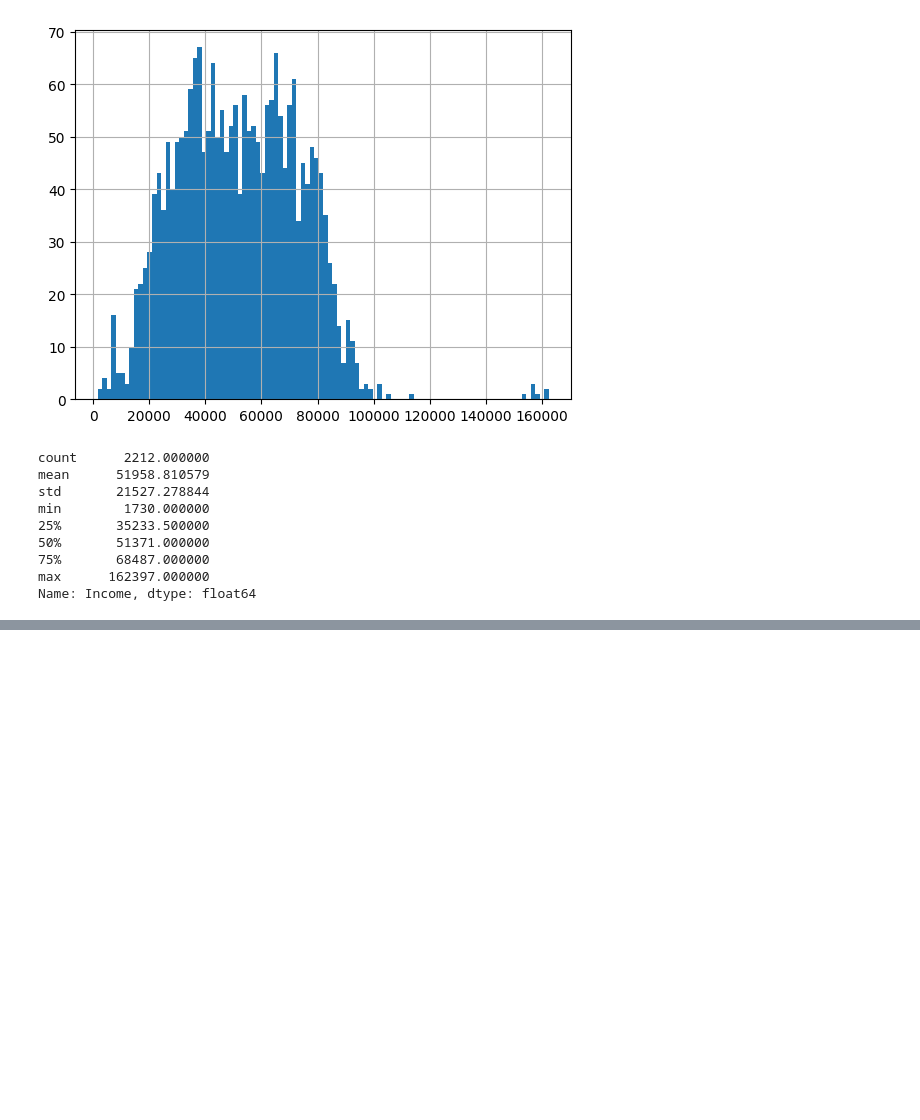
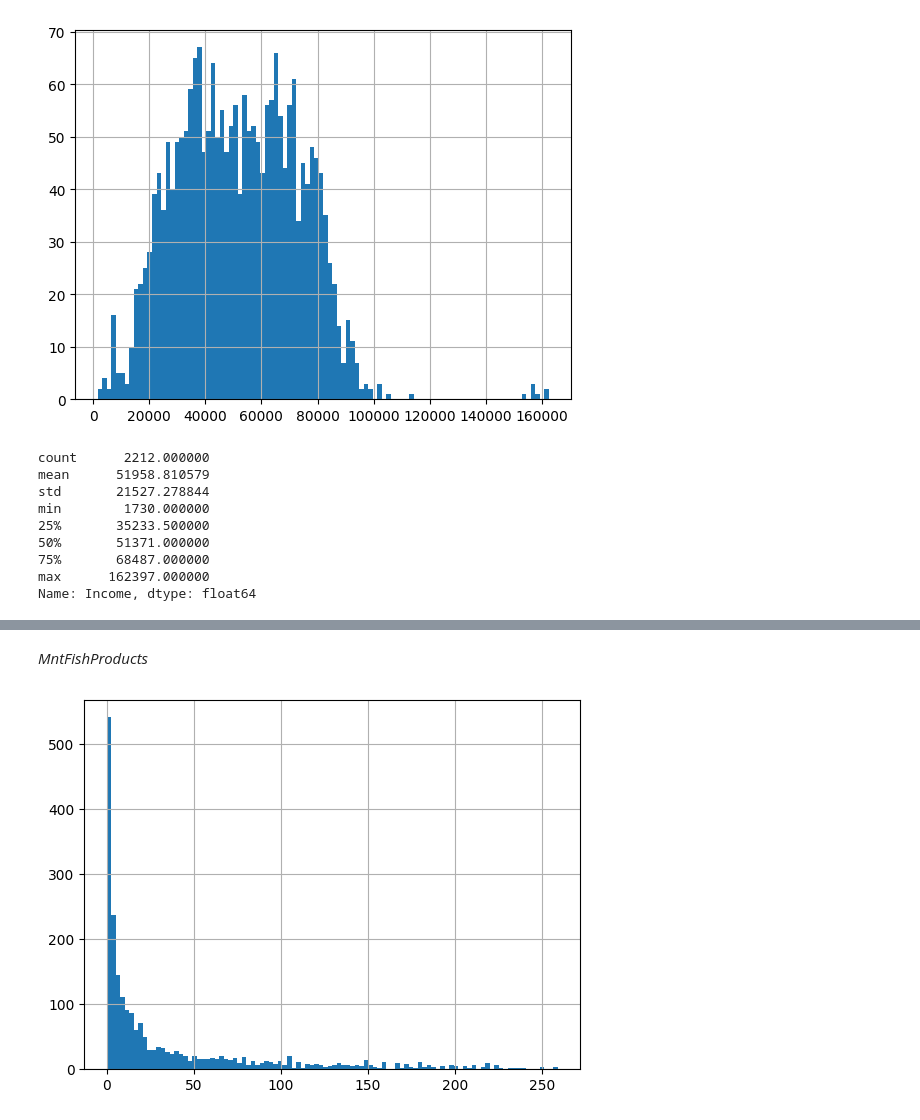
Before and after one commit to trucni2005/Customer-Segmentation-Analysis, a Jupyter notebook: 01_Data_Cleaning.ipynb, the cells around one changed output, grey strips where cells are left out. Saved outputs shown, nothing was run; the diff lists cells and outputs as text; code cells hidden in the pictures; blank space fills up the shorter version.

```diff
--- a/01_Data_Cleaning.ipynb
+++ b/01_Data_Cleaning.ipynb
@@ -332,0 +352,7 @@ Name: Income, dtype: float64
+# %% [markdown]
+*MntFishProducts*
+# %%
+filtered_data['MntFishProducts'].hist(bins=100)
+plt.show()
+# %% [output]
+[figure, added]
```
Also changed, not shown: parts of 14 cells of this notebook.
